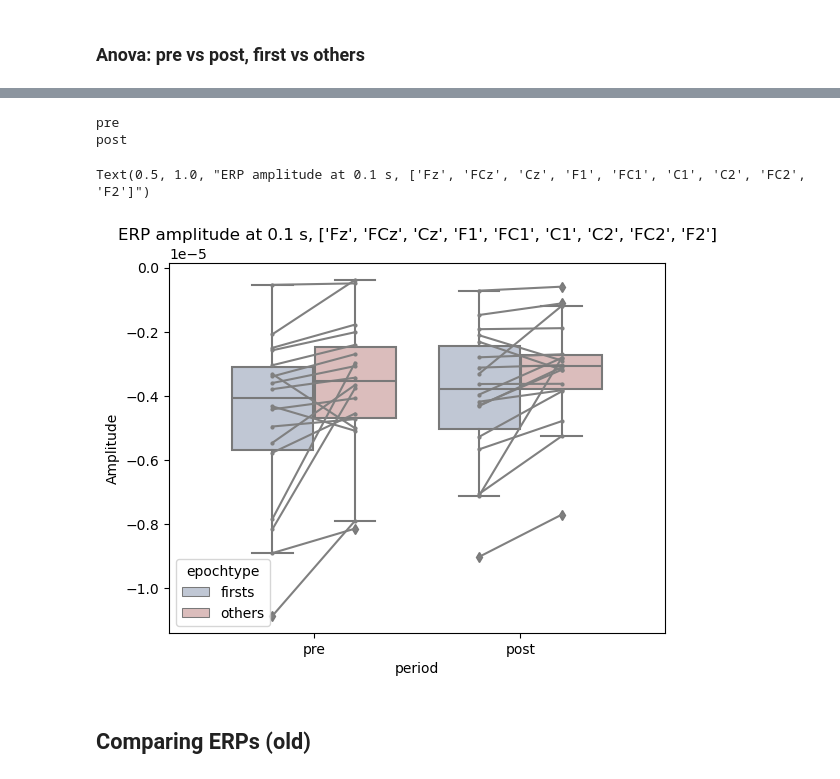
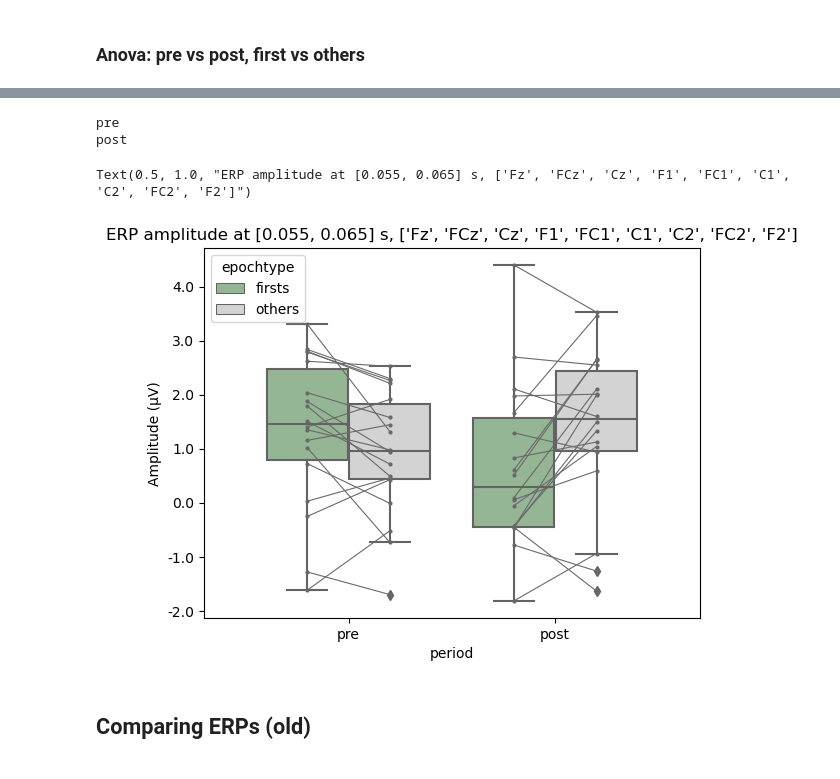
Before and after one commit to haiqin-zhang/AM-EEG, a Jupyter notebook: analysis_error/ave_error_ERPs.ipynb, the cells around one changed output, grey strips where cells are left out. Cells and saved outputs as stored; diff of their text form; code cells hidden in the pictures.

```diff
--- a/analysis_error/ave_error_ERPs.ipynb
+++ b/analysis_error/ave_error_ERPs.ipynb
@@ -18,6 +18,7 @@ from pingouin import rm_anova
 sys.path.append('../utils')
 from ERP_utils import *
 from update_sub_lists import*
+mne.set_log_level('CRITICAL')
 # %% [markdown]
 ### TO DO:
 
@@ -718,8 +652,9 @@ plt.show()
 # %% [markdown]
 ### Anova: pre vs post, first vs others
 # %%
-time_to_plot = 0.1
-time_idx = time_index_custom([time_to_plot], erp_times)
+# time_to_plot = [0.08, 0.12]
+time_to_plot = [0.055, 0.065]
+time_idx = time_index_custom(time_to_plot, erp_times)
 # %%
 
 
@@ -728,7 +663,9 @@ ch_to_test = ['Fz', 'FCz', 'Cz', 'F1', 'FC1', 'C1', 'C2', 'FC2', 'F2']
 ch_idx = ch_index(ch_to_test)
 anova_cols = ['subject', 'period', 'epochtype', 'evokeds']
 ev_df_combined = pd.concat([epochs_df_firsts[anova_cols], epochs_df_others[anova_cols]])
-ev_df_combined['amp_attime'] = ev_df_combined['evokeds'].apply(lambda x: np.mean(x[ch_idx, time_idx]))
+#ev_df_combined['amp_attime'] = ev_df_combined['evokeds'].apply(lambda x: np.mean(x[ch_idx, time_idx]))
+
+ev_df_combined['amp_attime'] = ev_df_combined['evokeds'].apply(lambda x: np.min(x[ch_idx, time_idx[0]:time_idx[1]].mean(axis = 0)))
 # %%
 #run anova
 anova_res = rm_anova(data = ev_df_combined, dv = 'amp_attime', within = ['period', 'epochtype'], subject = 'subject')
@@ -741,36 +678,43 @@ anova_res
 # %%
 #plot anova comparison
+
+palette= {
+    'firsts': 'darkseagreen',  # Adjust alpha for transparency
+    'others': 'lightgray'
+}
 
 ax = sns.boxplot(data = ev_df_combined,
                  x = 'period',
                  y = 'amp_attime',
                  hue = 'epochtype',
                  dodge = True,
-                 palette = 'vlag')
+                 palette = palette)
 
 for period in ev_df_combined['period'].unique():
     print(period)
     if period == 'pre':
         x_pos =  [-0.2, 0.2]
     elif period == 'post':
         x_pos = [0.8, 1.2]
 
     for subject in ev_df_combined['subject'].unique():
 
         ev_toplot = ev_df_combined.query(f'subject == "{subject}" and period == "{period}"')
         amp_firsts = ev_toplot.query(f'epochtype == "firsts"')['amp_attime'].values[0]
         amp_others = ev_toplot.query(f'epochtype == "others"')['amp_attime'].values[0]
 
 
-        ax.plot(x_pos, [amp_firsts, amp_others], color = 'gray', marker = 'o', markersize = 2)
+        ax.plot(x_pos, [amp_firsts, amp_others], color = 'dimgrey', marker = 'o', markersize = 2, linewidth = 0.8)
 
-ax.set_ylabel(f'Amplitude')
+plt.ticklabel_format(style='plain', axis='y')  # Disable scientific notation
+plt.gca().yaxis.set_major_formatter(plt.FuncFormatter(lambda x, _: f'{x * 1e6:.1f}'))  # Convert to µV
+ax.set_ylabel(f'Amplitude (µV)')
 ax.set_title(f'ERP amplitude at {time_to_plot} s, {ch_to_test}')
 # %% [output]
 pre
 post
-Text(0.5, 1.0, "ERP amplitude at 0.1 s, ['Fz', 'FCz', 'Cz', 'F1', 'FC1', 'C1', 'C2', 'FC2', 'F2']")
+Text(0.5, 1.0, "ERP amplitude at [0.055, 0.065] s, ['Fz', 'FCz', 'Cz', 'F1', 'FC1', 'C1', 'C2', 'FC2', 'F2']")
-[figure, old version]
+[figure, new version]
 # %% [markdown]
 ## Comparing ERPs (old)
 # %%
```
Also changed, not shown: parts of 24 cells of this notebook, 41 other files.
